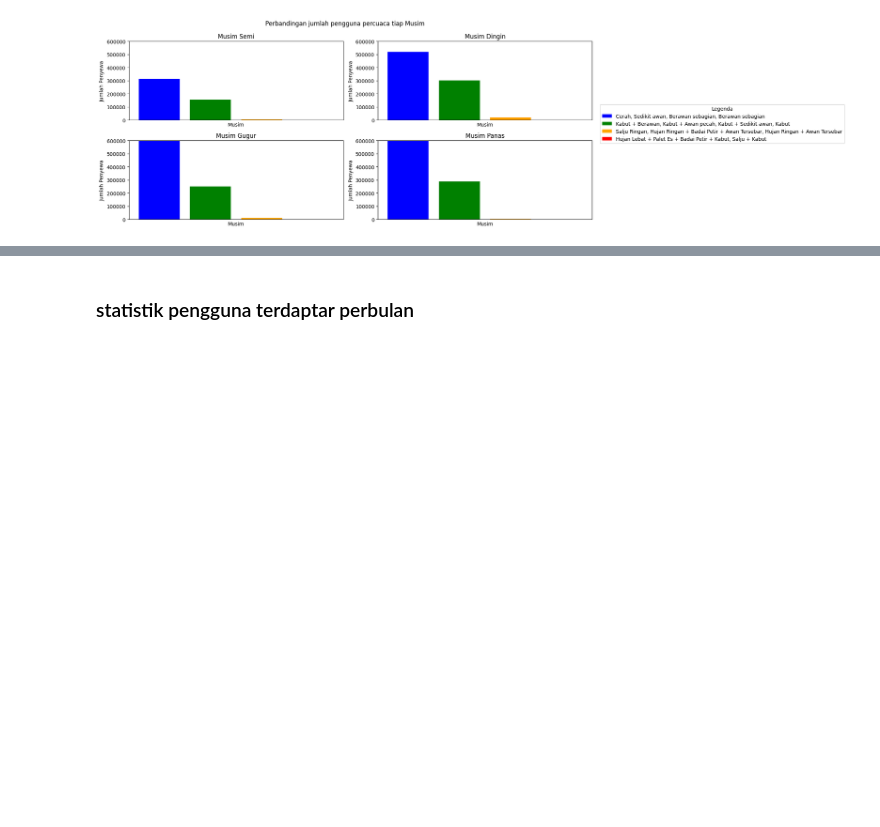
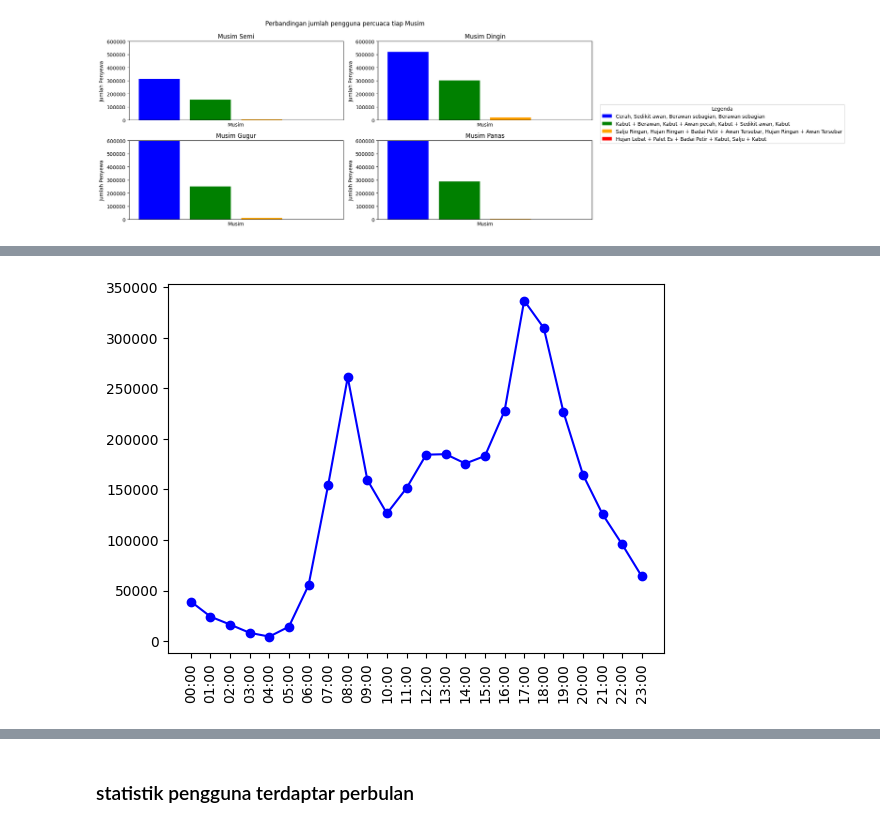
Before and after one commit to ardifjar443/DataScience-beginner, a Jupyter notebook: Template Tugas 1.ipynb, the cells around one changed output, grey strips where cells are left out. Cells and saved outputs as stored; diff of their text form; code cells hidden in the pictures; blank space fills up the shorter version.

```diff
--- a/Template Tugas 1.ipynb
+++ b/Template Tugas 1.ipynb
@@ -22,6 +23,7 @@ import matplotlib.pyplot as plt
 ### Gathering Data
 # %%
 dataBike = pd.read_csv('./data/Bike-sharing-dataset/day.csv')
+dataBikeHour = pd.read_csv('./data/Bike-sharing-dataset/hour.csv')
 # %% [markdown]
 ### Assessing Data
 # %% [markdown]
@@ -198,0 +291,9 @@ plt.show()
+# %%
+dataBikeHour['jam'] = dataBikeHour['hr'].apply(lambda x : f"{x:02d}:00")
+# %%
+dataHour = dataBikeHour.groupby('jam')['cnt'].sum()
+plt.plot(dataHour.index, dataHour , marker='o', linestyle='-', color='blue')
+plt.xticks(rotation=90)
+plt.show()
+# %% [output]
+[figure, added]
```
Also changed, not shown: parts of 11 cells of this notebook.
